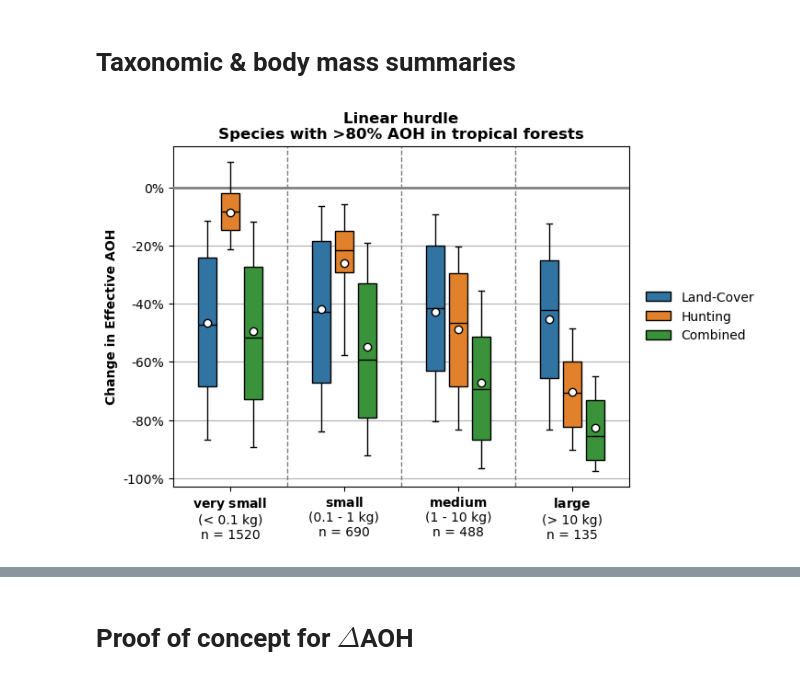
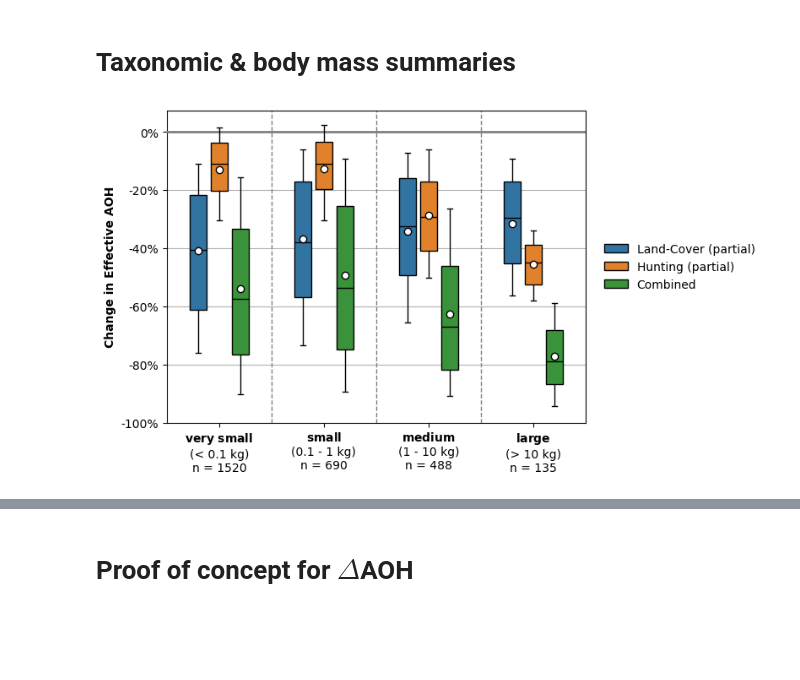
Before and after one commit to emiliolr/life-hunting, a Jupyter notebook: notebooks/plotting_model_projection_results.ipynb, the cells around one changed output, grey strips where cells are left out. Cells and saved outputs as stored; diff of their text form; code cells hidden in the pictures; blank space fills up the shorter version.

Commit message:
Continued fiddling w partialling approach and plots on taxonomic breakdown of AOH effects

```diff
--- a/notebooks/plotting_model_projection_results.ipynb
+++ b/notebooks/plotting_model_projection_results.ipynb
@@ -33,7 +36,7 @@ aoh_info = aoh_info.drop(columns = ['iucn_id', 'synonyms', 'is_species', 'combin
                                     'combine_bm_match_level'])
 # %%
 # Read in percent overlap w/tropical forest zone info (just current AOH overlap)
-aoh_pct_overlap_fp = '/Users/emiliolr/Desktop/tropical_mammals_aoh_overlap.csv'
+aoh_pct_overlap_fp = '/Users/emiliolr/Desktop/hunting_results/tropical_mammals_aoh_overlap.csv'
 aoh_pct_overlap = pd.read_csv(aoh_pct_overlap_fp)
 aoh_pct_overlap = aoh_pct_overlap.rename(columns = {'aoh_pct_overlap' : 'aoh_pct_overlap_current'})
 
@@ -45,8 +48,18 @@ aoh_info = aoh_info.drop(columns = ['iucn_id'])
 aoh_info = aoh_info[aoh_info['aoh_pct_overlap_current'] >= pct_overlap_cutoff]
 # %%
 # Adding columns to represent AOH percent changes: negative if AOH loss, positive if gain
-aoh_info['Land-Cover'] = (aoh_info['current_aoh_total'] / aoh_info['human_absent_aoh_total']) - 1
-aoh_info['Hunting'] = (aoh_info['human_absent_aoh_w_hunting_total'] / aoh_info['human_absent_aoh_total']) - 1
+aoh_info['Hunting (partial)'] = shapley_ish_value(aoh_info['human_absent_aoh_total'],
+                                                  aoh_info['human_absent_aoh_w_hunting_total'],
+                                                  aoh_info['current_aoh_total'],
+                                                  aoh_info['current_aoh_w_hunting_total'])
+aoh_info['Hunting (partial)'] = (aoh_info['Hunting (partial)'] / aoh_info['human_absent_aoh_total'])
+
+aoh_info['Land-Cover (partial)'] = shapley_ish_value(aoh_info['human_absent_aoh_total'],
+                                                     aoh_info['current_aoh_total'],
+                                                     aoh_info['human_absent_aoh_w_hunting_total'],
+                                                     aoh_info['current_aoh_w_hunting_total'])
+aoh_info['Land-Cover (partial)'] = (aoh_info['Land-Cover (partial)'] / aoh_info['human_absent_aoh_total'])
+
 aoh_info['Combined'] = (aoh_info['current_aoh_w_hunting_total'] / aoh_info['human_absent_aoh_total']) - 1
 # %%
 # Adding a column for body mass category (matching Gallego-Zamorano)
@@ -64,17 +77,16 @@ aoh_info['body_mass_cat'] = (aoh_info['combine_body_mass'] / 1000).apply(bm_cats
 cat_counts = aoh_info['body_mass_cat'].value_counts()
 # %%
 # Removing a few CRAZY outliers w/huge gains due to contemporary habitat change
-aoh_info = aoh_info[aoh_info['Land-Cover'] < 10]
+aoh_info = aoh_info[aoh_info['Land-Cover (partial)'] < 10]
 # %%
 # Pivoting into a wide format to make plotting easier
-value_vars = ['Land-Cover', 'Hunting', 'Combined']
+value_vars = ['Land-Cover (partial)', 'Hunting (partial)', 'Combined']
 id_vars = [c for c in aoh_info.columns if c not in value_vars]
 aoh_info = aoh_info.melt(id_vars = id_vars, value_vars = value_vars, var_name = 'aoh_loss_type',
                          value_name = 'aoh_loss_amt')
 # %%
 # Plotting effective AOHs by body mass category
 bm_cat_order = ['very small', 'small', 'medium', 'large']
-legend_labels = ['habitat loss', 'hunting', 'both']
 
 sns.boxplot(data = aoh_info, x = 'body_mass_cat', y = 'aoh_loss_amt', hue = 'aoh_loss_type', order = bm_cat_order,
             showfliers = False, whis = (10, 90), width = 0.6, gap = 0.2, capwidths = 0.05, notch = False, linecolor = 'black',
@@ -95,36 +107,36 @@ if model_to_use == 'pymer':
     title = f'Linear hurdle\nSpecies with >{int(pct_overlap_cutoff * 100)}% AOH in tropical forests'
 else:
     title = f'Random forest hurdle\nSpecies with >{int(pct_overlap_cutoff * 100)}% AOH in tropical forests'
-plt.title(title, weight = 'bold')
+# plt.title(title, weight = 'bold')
 
 #  fiddling w/tick formatting
 if model_to_use == 'pymer':
     yticks = np.arange(-1, 0.2, 0.2)
 else:
     yticks = np.arange(-1, 0.2, 0.2)
 ytick_labels = [f'{round(float(i))}%' for i in yticks * 100]
 plt.yticks(ticks = yticks, labels = ytick_labels)
 
 xtick_labels = [r'$\bf{very\ small}$' + f'\n(< 0.1 kg)\nn = {cat_counts.loc["very small"]}',
                 r'$\bf{small}$' + f'\n(0.1 - 1 kg)\nn = {cat_counts.loc["small"]}',
                 r'$\bf{medium}$' + f'\n(1 - 10 kg)\nn = {cat_counts.loc["medium"]}',
                 r'$\bf{large}$' + f'\n(> 10 kg)\nn = {cat_counts.loc["large"]}']
 plt.xticks(ticks = [0, 1, 2, 3], labels = xtick_labels)
 
 #  fixing the legend
-plt.legend(loc = 'center right', bbox_to_anchor = (1.3, 0.5), frameon = False)
+plt.legend(loc = 'center right', bbox_to_anchor = (1.43, 0.5), frameon = False)
 
 #  adding major gridlines
 plt.grid(visible = True, which = 'major', axis = 'y')
 
 #  optionally saving plot
 if save_plots:
     plt.savefig(f'/Users/emiliolr/Desktop/{model_to_use}_aoh_diff_cutoff={pct_overlap_cutoff}.png',
                 bbox_inches = 'tight', dpi = 400)
 
 plt.show()
 # %% [output]
-[figure, old version]
+[figure, new version]
 # %%
 # Taxonomic summaries of change in effective AOH
 tax_level = 'order'
```
Also changed, not shown: parts of 7 cells of this notebook, 2 other files.
